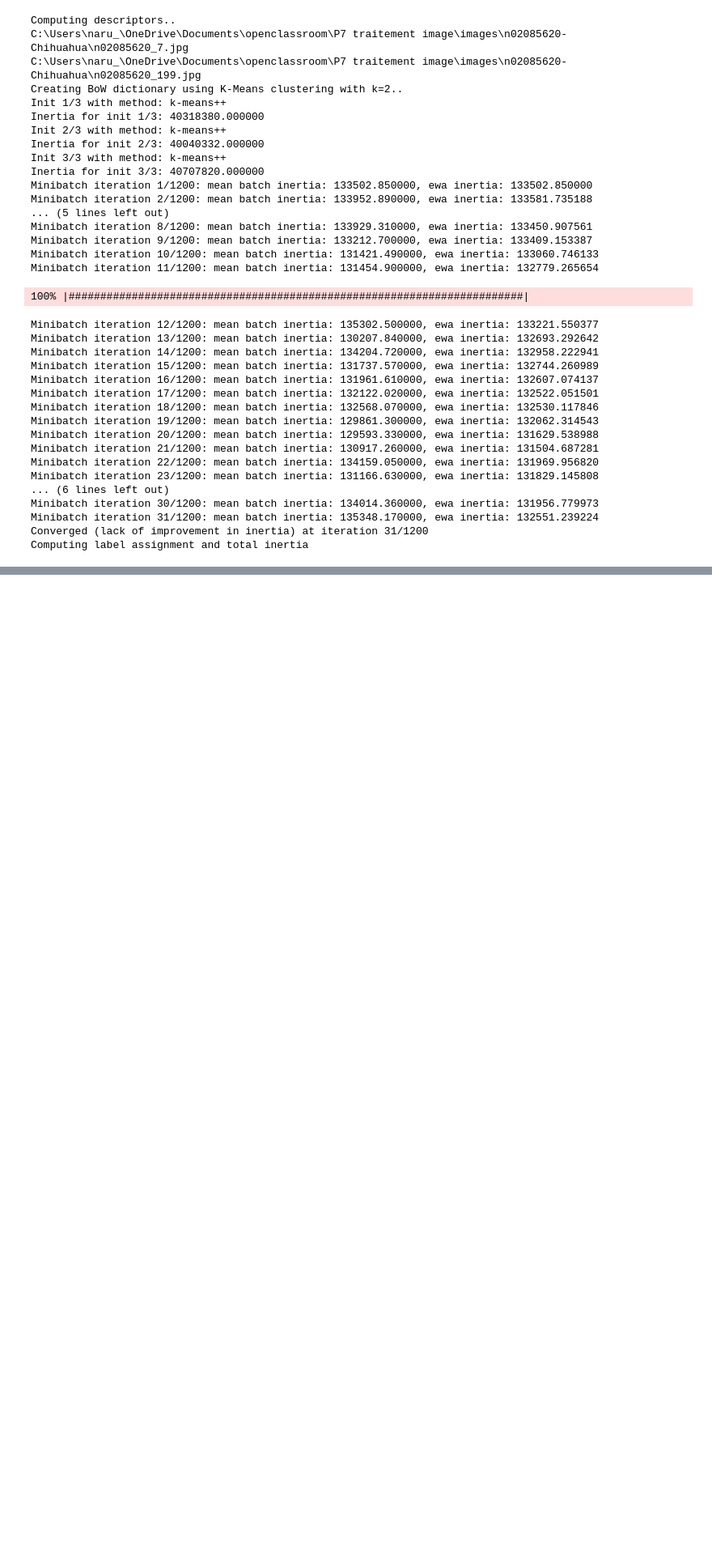
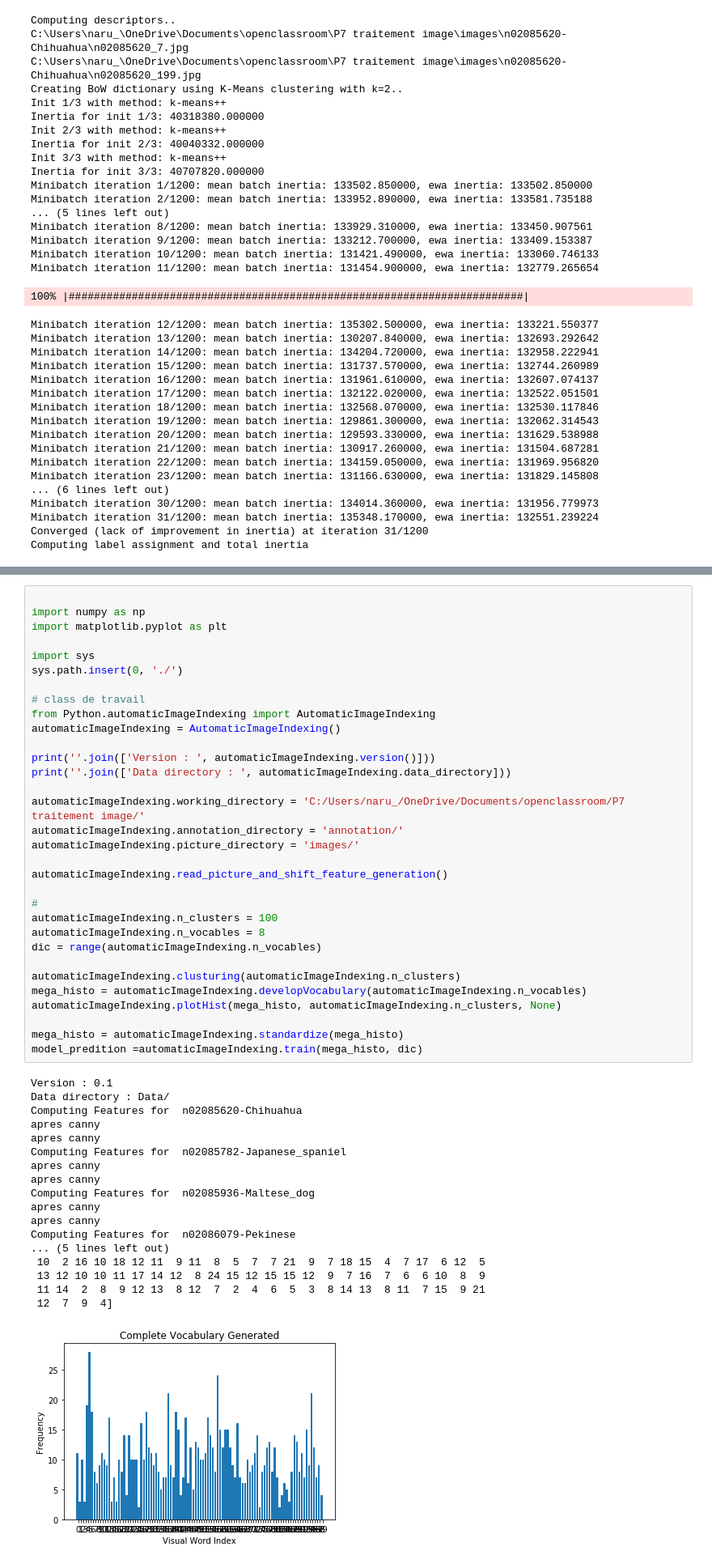
Before and after one commit to EricJacquesPro/AutomaticImageIndexing, a Jupyter notebook: WorkingNotebook.ipynb, the cells around one changed output, grey strips where cells are left out. Shown at 81% size. Cells and saved outputs as stored; diff of their text form; blank space fills up the shorter version.

```diff
--- a/WorkingNotebook.ipynb
+++ b/WorkingNotebook.ipynb
@@ -1141,0 +1242,51 @@ print desc_list
+# %%
+
+import numpy as np
+import matplotlib.pyplot as plt
+
+import sys
+sys.path.insert(0, './')
+
+# class de travail
+from Python.automaticImageIndexing import AutomaticImageIndexing
+automaticImageIndexing = AutomaticImageIndexing()
+
+print(''.join(['Version : ', automaticImageIndexing.version()]))
+print(''.join(['Data directory : ', automaticImageIndexing.data_directory]))
+
+automaticImageIndexing.working_directory = 'C:/Users/naru_/OneDrive/Documents/openclassroom/P7 traitement image/'
+automaticImageIndexing.annotation_directory = 'annotation/'
+automaticImageIndexing.picture_directory = 'images/'
+
+automaticImageIndexing.read_picture_and_shift_feature_generation()
+
+#
+automaticImageIndexing.n_clusters = 100
+automaticImageIndexing.n_vocables = 8
+dic = range(automaticImageIndexing.n_vocables)
+
+automaticImageIndexing.clusturing(automaticImageIndexing.n_clusters)
+mega_histo = automaticImageIndexing.developVocabulary(automaticImageIndexing.n_vocables)
+automaticImageIndexing.plotHist(mega_histo, automaticImageIndexing.n_clusters, None)
+
+mega_histo = automaticImageIndexing.standardize(mega_histo)
+model_predition =automaticImageIndexing.train(mega_histo, dic)
+# %% [output]
+Version : 0.1
+Data directory : Data/
+Computing Features for  n02085620-Chihuahua
+apres canny
+apres canny
+Computing Features for  n02085782-Japanese_spaniel
+apres canny
+apres canny
+Computing Features for  n02085936-Maltese_dog
+apres canny
+apres canny
+Computing Features for  n02086079-Pekinese
+... (5 lines left out)
+ 10  2 16 10 18 12 11  9 11  8  5  7  7 21  9  7 18 15  4  7 17  6 12  5
+ 13 12 10 10 11 17 14 12  8 24 15 12 15 15 12  9  7 16  7  6  6 10  8  9
+ 11 14  2  8  9 12 13  8 12  7  2  4  6  5  3  8 14 13  8 11  7 15  9 21
+ 12  7  9  4]
+[figure, added]
```
Also changed, not shown: parts of 11 cells of this notebook, 2 other files.
